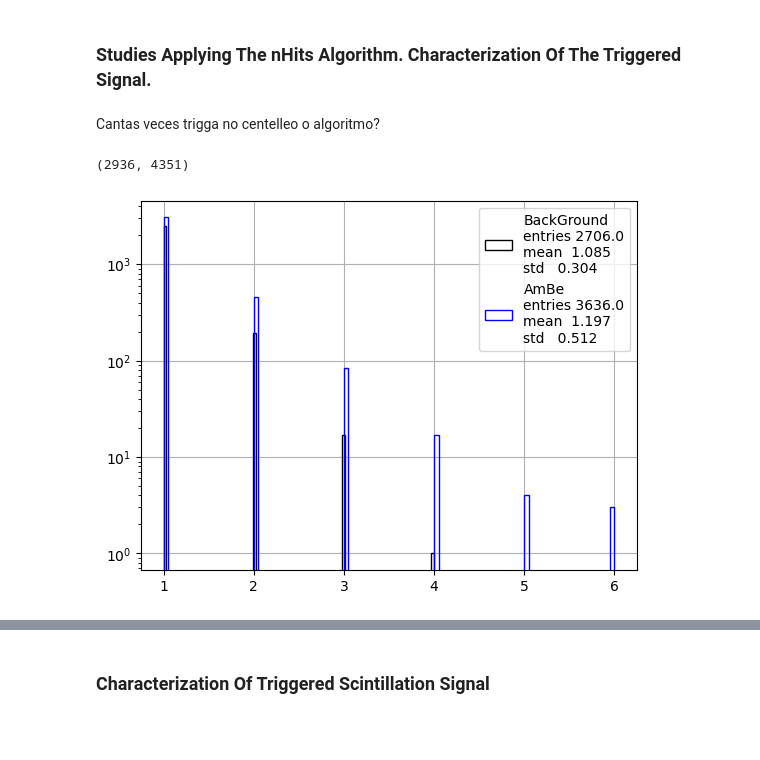
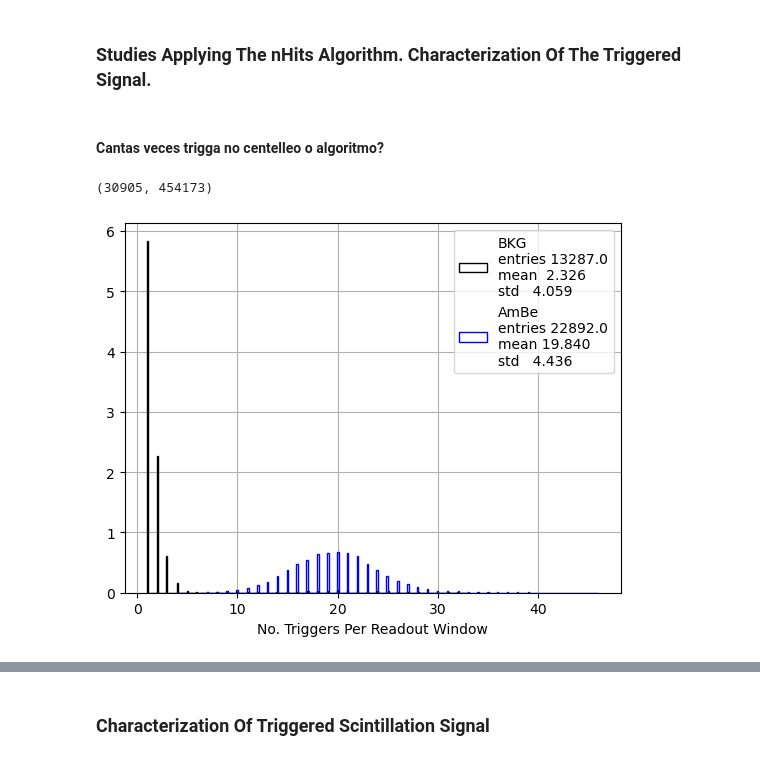
Before and after one commit to DiegoCostas97/AmBe_Data_Analysis, a Jupyter notebook: NB/comparison.ipynb, the cells around one changed output, grey strips where cells are left out. Cells and saved outputs as stored; diff of their text form; code cells hidden in the pictures; blank space fills up the shorter version.

```diff
--- a/NB/comparison.ipynb
+++ b/NB/comparison.ipynb
@@ -74,3 +136,19 @@ ambe_triggered_spill_hits_index = nHits(mode="multiple_events", hit_times=ambe_r
+# %%
+from matplotlib.backends.backend_pdf import PdfPages
+from itertools import islice
+
+with PdfPages("./bkg_nHits_Spills_Hist.pdf") as pdf:
+    for key, value in tqdm(islice(bkg_triggered_spill_hits_index.items(), 100), total=100):
+
+        event = key
+        data = bkg_run_times_sorted[event]
+        pltext.hist(data                                                           , 100, range=(data[0], data[-1]), label=f"Event {event}");
+        pltext.hist(data[np.concatenate(bkg_triggered_spill_hits_index.get(event))], 100, range=(data[0], data[-1]), label="Triggered Hits");
+
+        plt.title(f"Readout Window: {(data[-1] - data[0])*1e-3:.1f} $\mu$s")
+
+        pdf.savefig()
+        plt.close()
 # %% [markdown]
 ### Cantas Veces Trigga O Algoritmo Para Os Spills?
 # %%
@@ -159,5 +278,5 @@ def remove_spill(trigger_indices, run_times):
 
     return corrected_run_times_sorted
 # %%
-bkg_corrected_run_times_sorted  = remove_spill(bkg_triggered_spill_hits_index,  bkg_run_times_sorted)
+bkg__corrected_run_times_sorted = remove_spill(bkg__triggered_spill_hits_index, bkg_run_times_sorted)
 ambe_corrected_run_times_sorted = remove_spill(ambe_triggered_spill_hits_index, ambe_run_times_sorted)
@@ -208,22 +796,22 @@ pltext.hist(ambe_no_hits_per_bin, 40, ylog=True, range=(0, 40), xylabels="No. Hi
 # %% [markdown]
 ### Studies Applying The nHits Algorithm. Characterization Of The Triggered Signal.
 # %%
-bkg_triggered_scint_hits_index  = nHits(mode="multiple_events", hit_times=bkg_corrected_run_times_sorted,  w=1500, thresh_min=100, thresh_max=np.inf, pre_window=500, post_window=500, jump=2500)
-ambe_triggered_scint_hits_index = nHits(mode="multiple_events", hit_times=ambe_corrected_run_times_sorted, w=1500, thresh_min=100, thresh_max=np.inf, pre_window=500, post_window=500, jump=2500)
+bkg__triggered_scint_hits_index = nHits(mode="multiple_events", hit_times=bkg__corrected_run_times_sorted, w=4000, thresh_min=26, thresh_max=40, pre_window=0, post_window=0, jump=4000)
+ambe_triggered_scint_hits_index = nHits(mode="multiple_events", hit_times=ambe_corrected_run_times_sorted, w=4000, thresh_min=26, thresh_max=40, pre_window=0, post_window=0, jump=4000)
 # %% [markdown]
-Cantas veces trigga no centelleo o algoritmo?
+#### Cantas veces trigga no centelleo o algoritmo?
 # %%
-bkg_total_no_scint_triggers  = [len(bkg_triggered_scint_hits_index.get(key)) for key, value in bkg_triggered_scint_hits_index.items()]
-ambe_total_no_scint_triggers = [len(ambe_triggered_scint_hits_index.get(key)) for key, value in ambe_triggered_scint_hits_index.items()]
+bkg__total_no_scint_triggers = [len(bkg__triggered_scint_hits_index[0].get(key)) for key, value in bkg__triggered_scint_hits_index[0].items()]
+ambe_total_no_scint_triggers = [len(ambe_triggered_scint_hits_index[0].get(key)) for key, value in ambe_triggered_scint_hits_index[0].items()]
 # %%
-np.sum(bkg_total_no_scint_triggers), np.sum(ambe_total_no_scint_triggers)
+np.sum(bkg__total_no_scint_triggers), np.sum(ambe_total_no_scint_triggers)
 # %% [output]
-(2936, 4351)
+(30905, 454173)
 # %%
-pltext.hist(bkg_total_no_scint_triggers,  100, ylog=True, label="BackGround");
-pltext.hist(ambe_total_no_scint_triggers, 100, ylog=True, label="AmBe");
+pltext.hist(bkg__total_no_scint_triggers, 300, ylog=False, density=True, xylabels="No. Triggers Per Readout Window", label="BKG");
+pltext.hist(ambe_total_no_scint_triggers, 300, ylog=False, density=True, xylabels="No. Triggers Per Readout Window", label="AmBe");
 # %% [output]
-[figure, old version]
+[figure, new version]
 # %%
 thresholds = np.arange(50, 250, 10)
 sum_scint_bkg  = []
```
Also changed, not shown: parts of 103 cells of this notebook.
